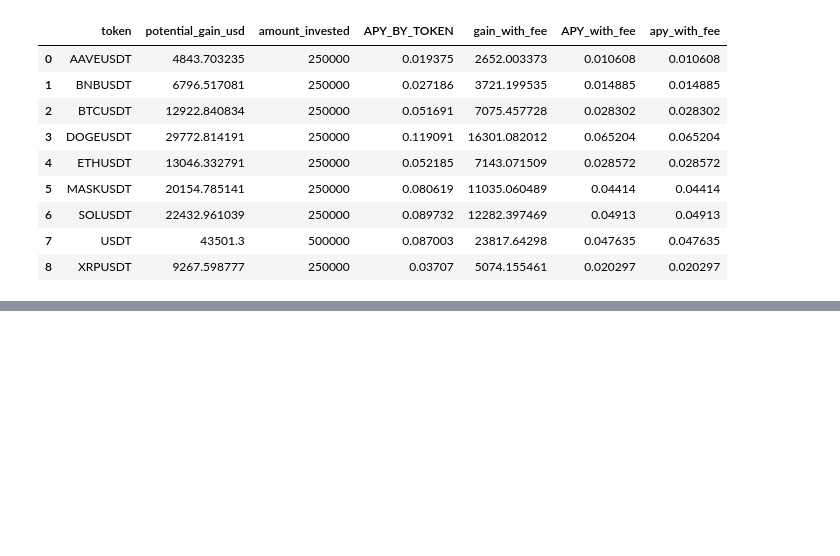
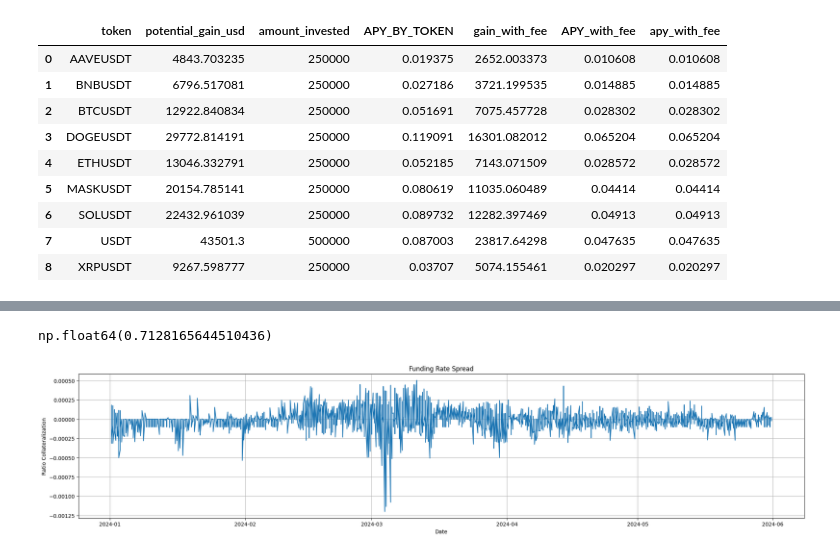
Before and after one commit to spartan38/challenge, a Jupyter notebook: analysis.ipynb, the cells around one changed output, grey strips where cells are left out. Saved outputs shown, nothing was run; the diff lists cells and outputs as text; code cells hidden in the pictures; blank space fills up the shorter version.

Commit message:
improve collateral used

```diff
--- a/analysis.ipynb
+++ b/analysis.ipynb
@@ -232,0 +252,14 @@ pnl
+# %%
+table["apy"].sum() / 5
+# %% [output]
+np.float64(0.7128165644510436)
+# %%
+plt.figure(figsize=(25, 5))
+plt.plot(strat.result["timestamp"], strat.result["funding_rate_binance"]-strat.result["funding_rate_bybite"], label="funding rate spread")
+plt.title('Funding Rate Spread')
+plt.xlabel('Date')
+plt.ylabel('Ratio Collateralization')
+plt.grid(True)
+plt.show()
+# %% [output]
+[figure, added]
```
Also changed, not shown: parts of 21 cells of this notebook, 2 other files.
